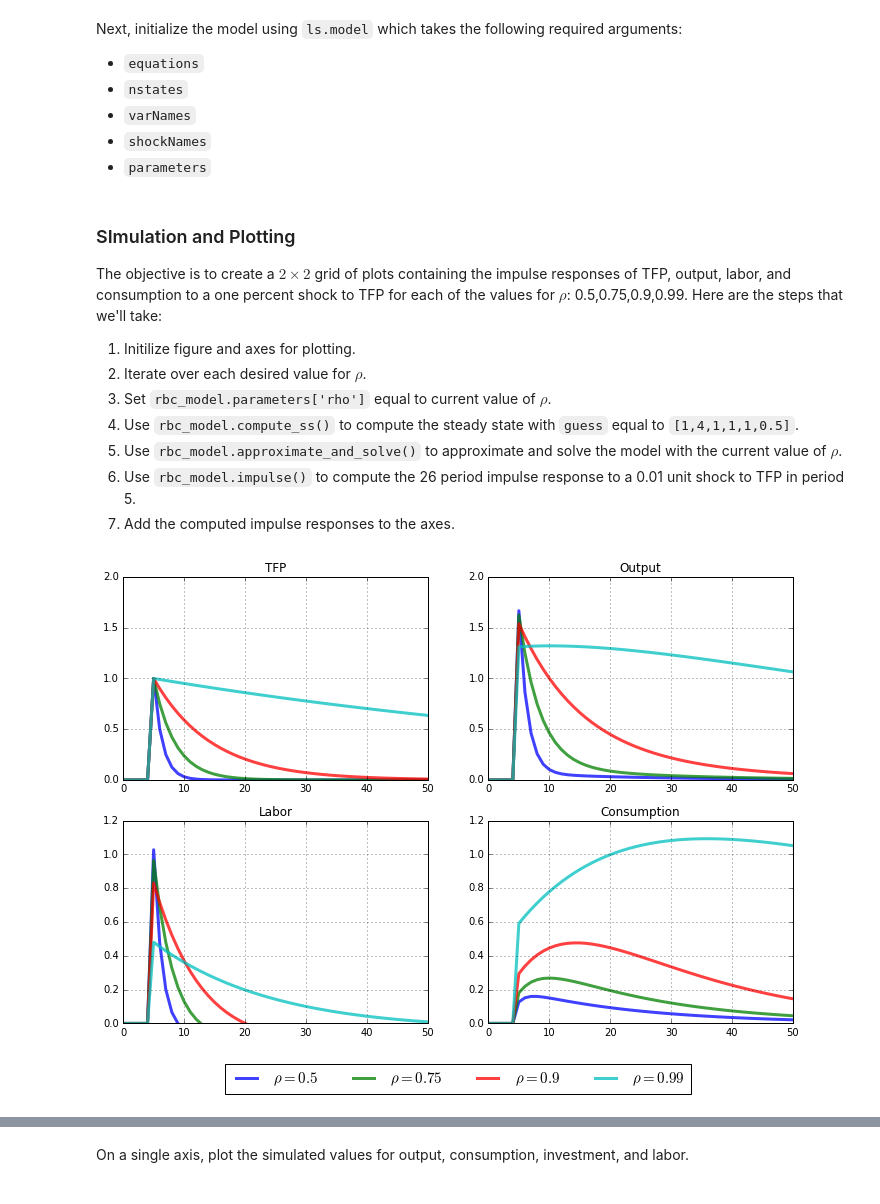
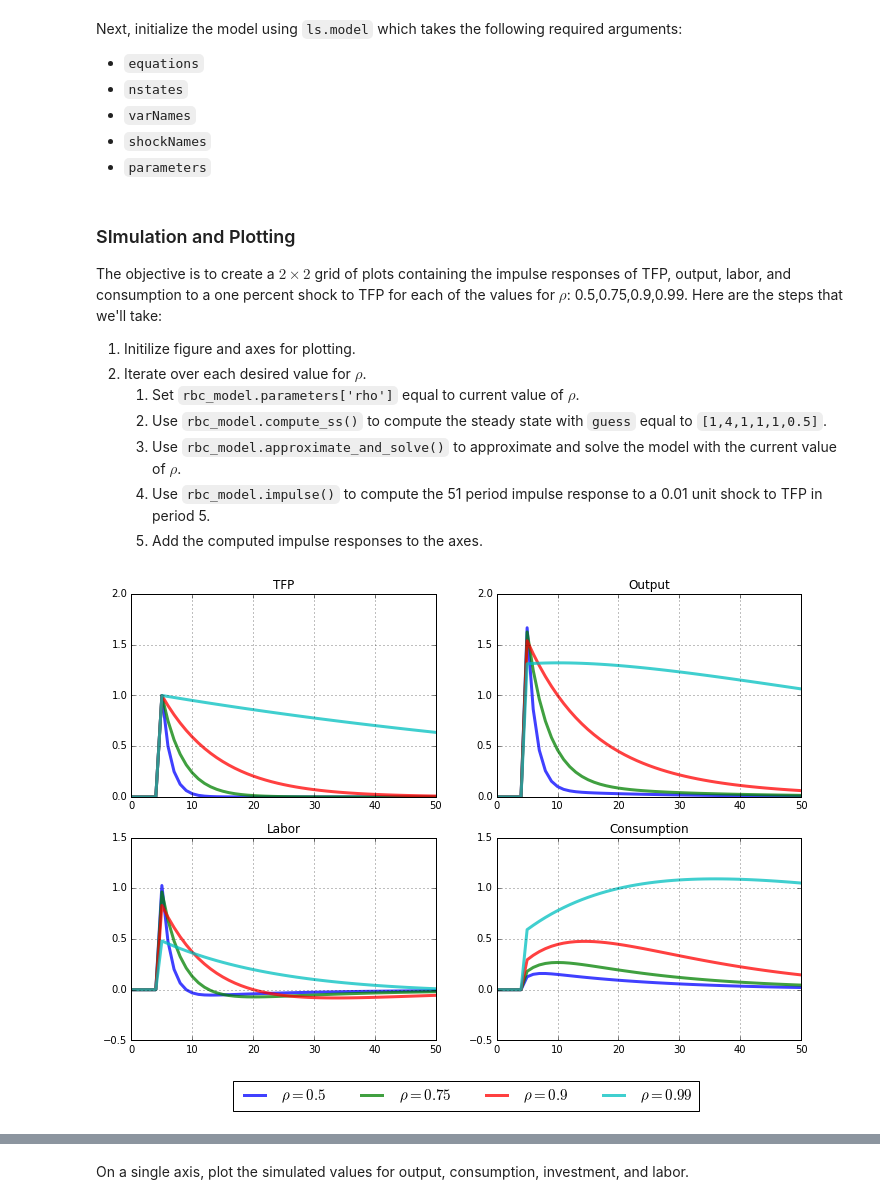
Before and after one commit to t-hdd/econ126, a Jupyter notebook: Lecture Notebooks/Econ126_Class_15.ipynb, the cells around one changed output, grey strips where cells are left out. Saved outputs shown, nothing was run; the diff lists cells and outputs as text; code cells hidden in the pictures.

```diff
--- a/Lecture Notebooks/Econ126_Class_15.ipynb
+++ b/Lecture Notebooks/Econ126_Class_15.ipynb
@@ -140,11 +140,11 @@ The objective is to create a $2\times 2$ grid of plots containing the impulse re
 
 1. Initilize figure and axes for plotting.
 2. Iterate over each desired value for $\rho$.
-3. Set `rbc_model.parameters['rho']` equal to current value of $\rho$.
-4. Use `rbc_model.compute_ss()` to compute the steady state with `guess` equal to `[1,4,1,1,1,0.5]`.
-5. Use `rbc_model.approximate_and_solve()` to approximate and solve the model with the current value of $\rho$.
-6. Use `rbc_model.impulse()` to compute the 26 period impulse response to a 0.01 unit shock to TFP in period 5.
-7. Add the computed impulse responses to the axes.
+    1. Set `rbc_model.parameters['rho']` equal to current value of $\rho$.
+    2. Use `rbc_model.compute_ss()` to compute the steady state with `guess` equal to `[1,4,1,1,1,0.5]`.
+    3. Use `rbc_model.approximate_and_solve()` to approximate and solve the model with the current value of $\rho$.
+    4. Use `rbc_model.impulse()` to compute the 51 period impulse response to a 0.01 unit shock to TFP in period 5.
+    5. Add the computed impulse responses to the axes.
 # %%
 # Create a 12x8 figure
 fig = plt.figure(figsize=(12,8))
@@ -185,38 +185,38 @@ for rho in rho_values:
     # Add plots of TFP, output, labor, and consumption to ax1, ax2, ax3, and ax4
     ax1.plot(rbc_model.irs['e_a']['a']*100,lw=3,alpha=0.75)
     ax2.plot(rbc_model.irs['e_a']['y']*100,lw=3,alpha=0.75)
     ax3.plot(rbc_model.irs['e_a']['l']*100,lw=3,alpha=0.75)
     ax4.plot(rbc_model.irs['e_a']['c']*100,lw=3,alpha=0.75)
 
     # Plot the point 0,0 on ax0 with the same line properties used for the other plotted lines and provide a label
     ax0.plot(0,0,lw=3,alpha=0.75,label='$\\rho='+str(rho)+'$')
 
 
 # Set axis titles to the axes
 ax1.set_title('TFP')
 ax2.set_title('Output')
 ax3.set_title('Labor')
 ax4.set_title('Consumption')
 
 # Add grids to the axes
 ax1.grid()
 ax2.grid()
 ax3.grid()
 ax4.grid()
 
 # Set ax1 y-axis limits to [0,2]
 ax1.set_ylim([0,2])
 # Set ax2 y-axis limits to [0,2]
 ax2.set_ylim([0,2])
-# Set ax3 y-axis limits to [0,1.2]
-ax3.set_ylim([0,1.2])
-# Set ax4 y-axis limits to [0,1.2]
-ax4.set_ylim([0,1.2])
+# Set ax3 y-axis limits to [-0.5,1.25]
+ax3.set_ylim([-0.5,1.5])
+# Set ax4 y-axis limits to [-0.5,1.5]
+ax4.set_ylim([-0.5,1.5])
 
 # Add legend below the figure. PROVIDED
 legend = ax0.legend(loc='upper center',bbox_to_anchor=(0.5,-0.075), ncol=4,fontsize=15)
 # %% [output]
-[figure, old version]
+[figure, new version]
 # %% [markdown]
 ## Example: Stochastic Simulation
 
```
Also changed, not shown: parts of 6 cells of this notebook, 21 other files.
